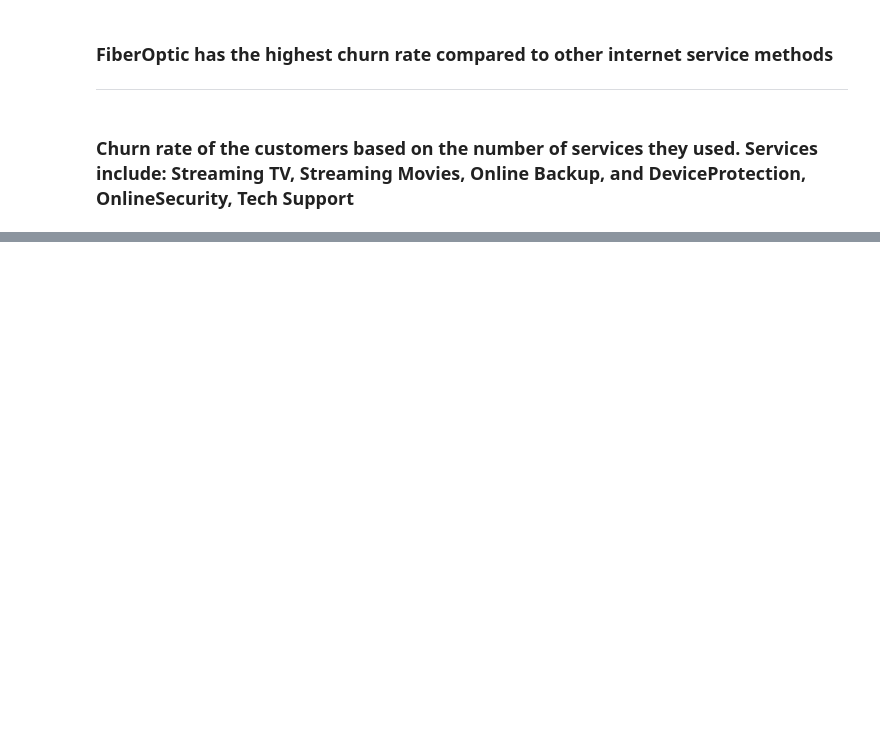
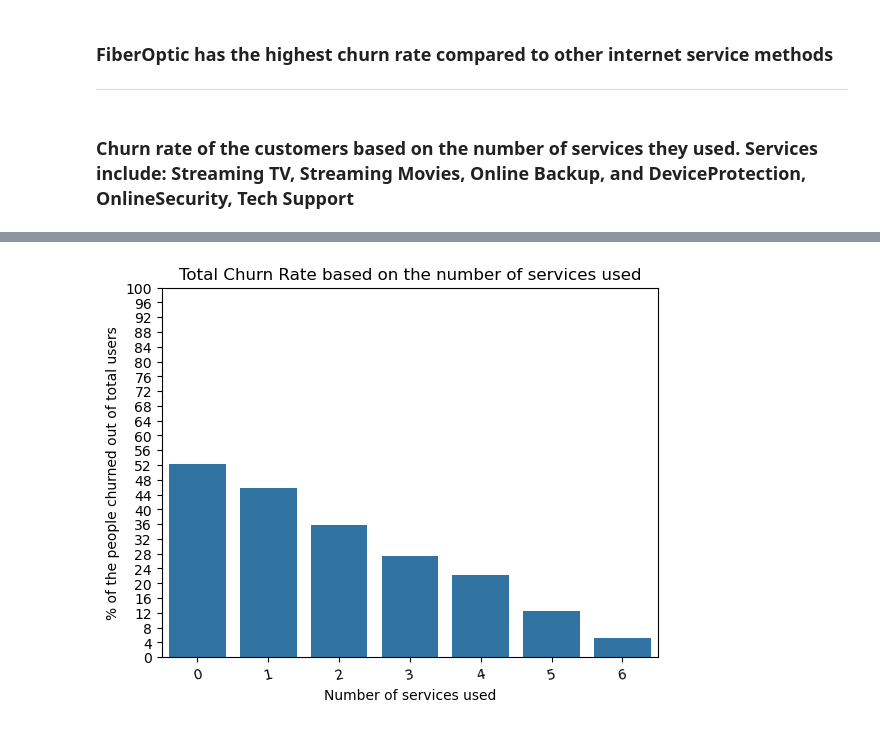
Before and after one commit to suzaladhikari/customer_churn-, a Jupyter notebook: EDA/eda.ipynb, the cells around one changed output, grey strips where cells are left out. Saved outputs shown, nothing was run; the diff lists cells and outputs as text; code cells hidden in the pictures; blank space fills up the shorter version.

Commit message:
plotted the total churn rate based on the number of services used

```diff
--- a/EDA/eda.ipynb
+++ b/EDA/eda.ipynb
@@ -471,0 +480,13 @@ serviceschurnrate = pd.read_sql(query,connection)
+# %%
+### Graphical representation
+
+sns.barplot(x = 'total_services_used', y = 'round', data = serviceschurnrate)
+plt.ylabel("% of the people churned out of total users")
+plt.xlabel("Number of services used")
+plt.ylim(0,100)
+plt.title("Total Churn Rate based on the number of services used")
+plt.yticks(np.arange(0,104,4))
+plt.xticks(rotation = 12)
+plt.show()
+# %% [output]
+[figure, added]
```
Also changed, not shown: parts of 1 cell of this notebook.
